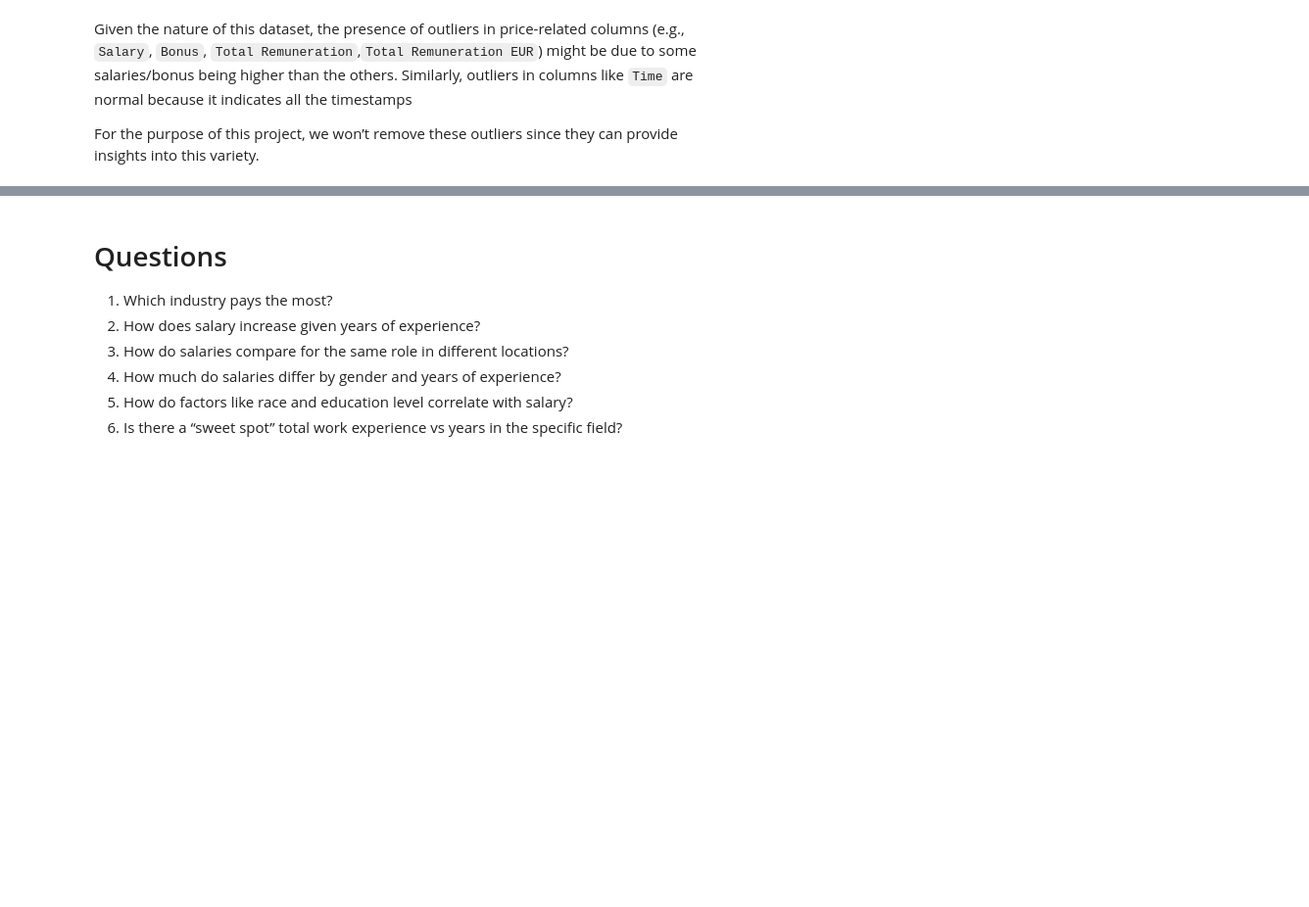
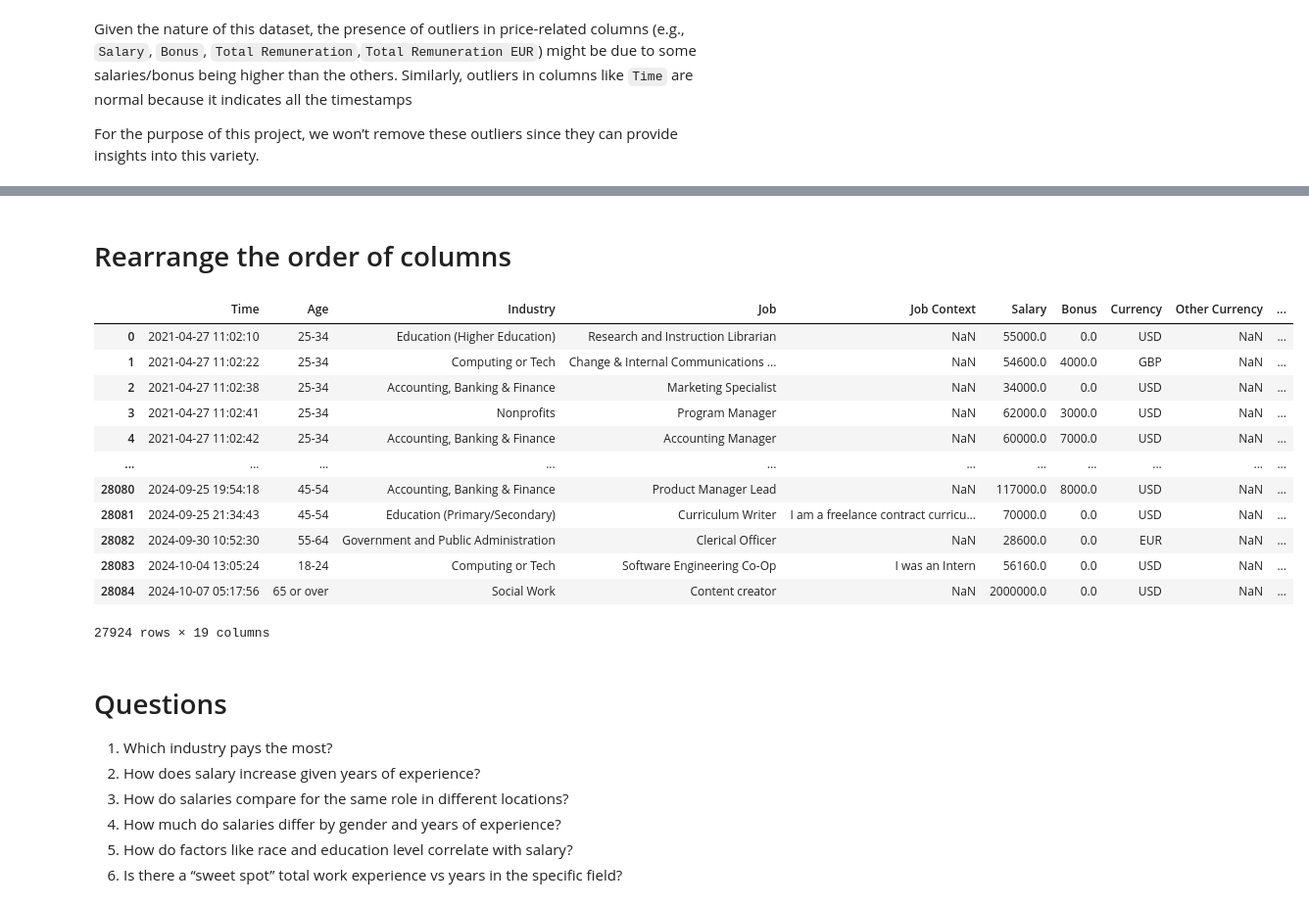
Before and after one commit to Jaddevvv/final_project, a Jupyter notebook: Exercise 99 - Exam - Salaries.ipynb, the cells around one changed output, grey strips where cells are left out. Shown at 98% size. Saved outputs shown, nothing was run; the diff lists cells and outputs as text; code cells hidden in the pictures; blank space fills up the shorter version.

```diff
--- a/Exercise 99 - Exam - Salaries.ipynb
+++ b/Exercise 99 - Exam - Salaries.ipynb
@@ -215,6 +217,15 @@ year.unique()
 salaries['Job Context'].unique()
 # Output is okay as well
 
+salaries['Education'].unique()
+# Nothing weird here as well
 
+previous_nb_rows = salaries.shape[0]
 salaries = salaries.drop(salaries[salaries['Total Remuneration'] == 0].index)
 # 18 values that wasn't important for us as there is no remuneration. We can consider those as bad data
+
+# Dropping the NULL values in the Total Remuneration EUR column because they represent way less than 0.8% of the data. These are the values that were on "Other Currency" column and were not with the "Currency" values USD, EUR, GBP, CAD, AUD, NZD, HKD.
+salaries = salaries.drop(salaries[salaries['Total Remuneration EUR'].isnull()].index)
+
+
+print("We removed", previous_nb_rows - salaries.shape[0], "rows")
@@ -337,0 +320,15 @@ Name: count, dtype: int64
+# %%
+previous_nb = salaries['Country'].nunique()
+
+# Get the unique countries from the 'Country' column
+unique_countries = salaries['Country'].dropna().unique()
+
+# Categorize the countries
+# We chose threshold 80 because the lower thresholds were giving very bad matches!
+# 80 seems to be the sweet spot for countries as 60 merged Myanmar and Danemark for example
+
+# Our function will do most of the work but we will have to manually correct some countries at the end
+countries = categorize_industries(unique_countries,80)
+
+# Map the categories back to the 'Industry' column
+salaries['Country'] = salaries['Country'].map(countries)
@@ -338,3 +431,33 @@ Name: count, dtype: int64
+# %% [markdown]
+# Rearrange the order of columns
+# %%
+salaries.pop('Total Remuneration')
+
+column_to_move = 'Total Remuneration EUR'
+target_position = 10
+
+# Get the list of columns
+columns = list(salaries.columns)
+columns.remove(column_to_move)
+columns.insert(target_position, column_to_move)
+salaries = salaries[columns]
+
+
+salaries
+# %% [output]
+|  | Time | Age | Industry | Job | Job Context | Salary | Bonus | Currency | Other Currency | ... |
+| 0 | 2021-04-27 11:02:10 | 25-34 | Education (Higher Education) | Research and Instruction Librarian | NaN | 55000.0 | 0.0 | USD | NaN | ... |
+| 1 | 2021-04-27 11:02:22 | 25-34 | Computing or Tech | Change & Internal Communications ... | NaN | 54600.0 | 4000.0 | GBP | NaN | ... |
+| 2 | 2021-04-27 11:02:38 | 25-34 | Accounting, Banking & Finance | Marketing Specialist | NaN | 34000.0 | 0.0 | USD | NaN | ... |
+| 3 | 2021-04-27 11:02:41 | 25-34 | Nonprofits | Program Manager | NaN | 62000.0 | 3000.0 | USD | NaN | ... |
+| 4 | 2021-04-27 11:02:42 | 25-34 | Accounting, Banking & Finance | Accounting Manager | NaN | 60000.0 | 7000.0 | USD | NaN | ... |
+| ... | ... | ... | ... | ... | ... | ... | ... | ... | ... | ... |
+| 28080 | 2024-09-25 19:54:18 | 45-54 | Accounting, Banking & Finance | Product Manager Lead | NaN | 117000.0 | 8000.0 | USD | NaN | ... |
+| 28081 | 2024-09-25 21:34:43 | 45-54 | Education (Primary/Secondary) | Curriculum Writer | I am a freelance contract curricu... | 70000.0 | 0.0 | USD | NaN | ... |
+| 28082 | 2024-09-30 10:52:30 | 55-64 | Government and Public Administration | Clerical Officer | NaN | 28600.0 | 0.0 | EUR | NaN | ... |
+| 28083 | 2024-10-04 13:05:24 | 18-24 | Computing or Tech | Software Engineering Co-Op | I was an Intern | 56160.0 | 0.0 | USD | NaN | ... |
+| 28084 | 2024-10-07 05:17:56 | 65 or over | Social Work | Content creator | NaN | 2000000.0 | 0.0 | USD | NaN | ... |
+27924 rows × 19 columns
 # %% [markdown]
 # Questions
 1. Which industry pays the most?
```
Also changed, not shown: parts of 16 cells of this notebook.
